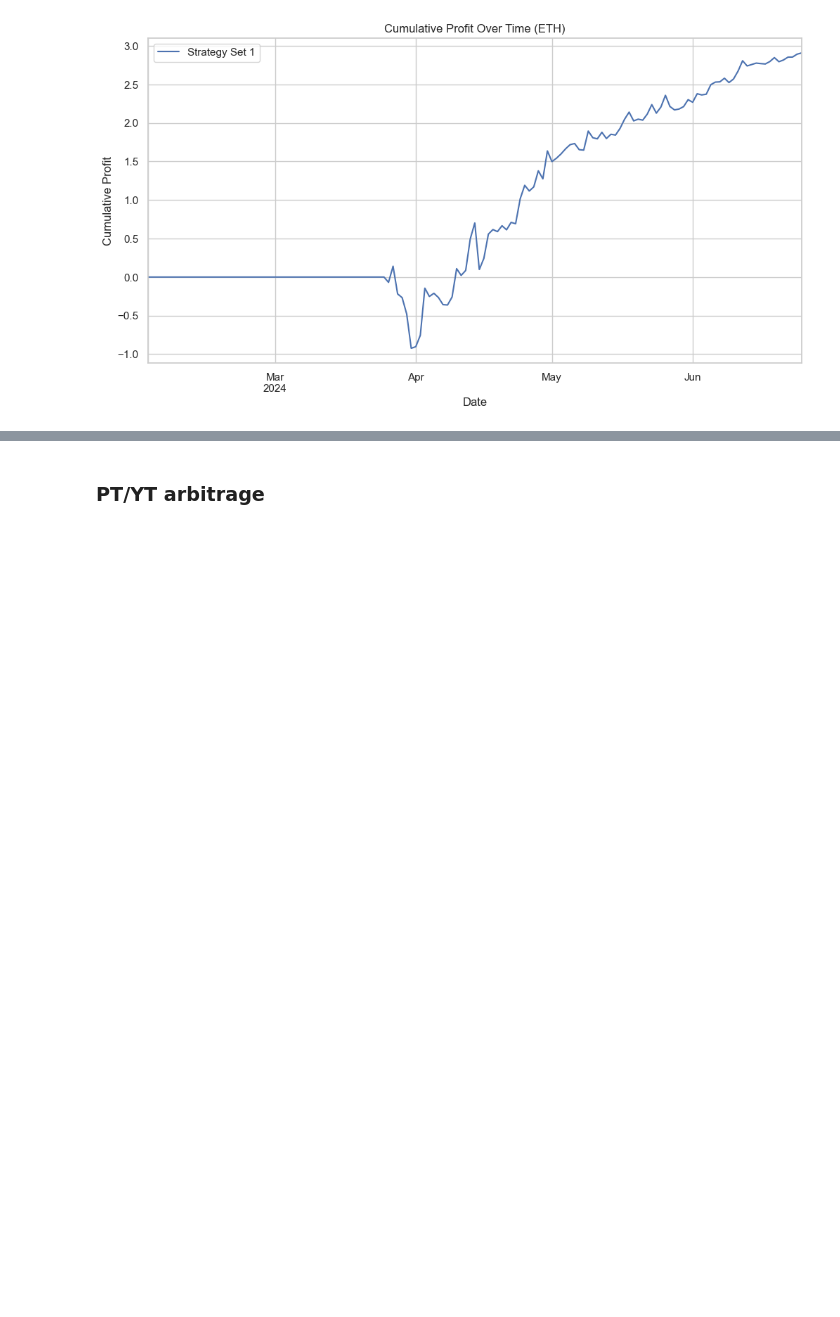
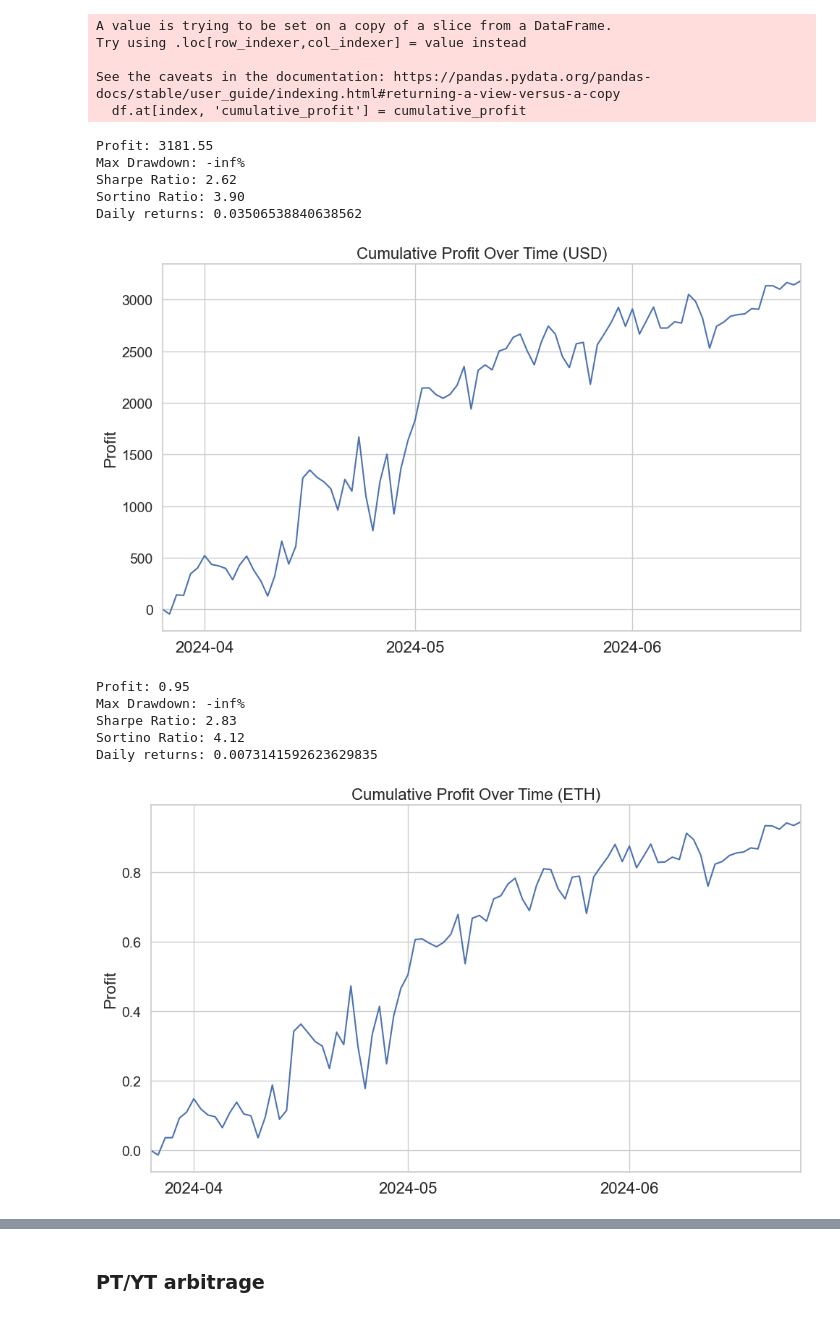
Before and after one commit to farischaudhry/pendle-analysis, a Jupyter notebook: backtest.ipynb, the cells around one changed output, grey strips where cells are left out. Saved outputs shown, nothing was run; the diff lists cells and outputs as text; code cells hidden in the pictures; blank space fills up the shorter version.

```diff
--- a/backtest.ipynb
+++ b/backtest.ipynb
@@ -301,6 +314,7 @@ class PendleHedgedBacktest(PendleBacktest):
                 # Update prices first, then trade
                 tokens['pt'].update_price(current_prices['pt_open_eth'])
                 tokens['yt'].update_price(current_prices['yt_open_eth'])
+                tokens['underlying'].update_price(1)
 
                 deltas = strategy.trade(df, index, 0, tokens['pt'].position, tokens['yt'].position, name=name)
 
@@ -321,6 +335,7 @@ class PendleHedgedBacktest(PendleBacktest):
                     try:
                         tokens['yt'].execute_trade(deltas[2])
                         tokens['pt'].execute_trade(deltas[1])
+                        tokens['underlying'].execute_trade(deltas[0])
                     except:
                         tokens['yt'].execute_trade(deltas[1])
                         tokens['pt'].execute_trade(deltas[0])
@@ -400,38 +511,58 @@ plt.show()
 # %%
 class DurationLongStrategy(Strategy):
     def trade(self, prices_df, current_index, underlying_pos, pt_pos, yt_pos, name=None):
         current_row = prices_df.loc[current_index]
         days_to_expiry = current_row['days_to_expiry']
-        return (0, 0, 1)
+        # if days_to_expiry < 86:
+        return (0, 1, 0)
+
+
+        # return (0, 0, 1)
+        return (0, 0, 0)
 
 class DurationShortStrategy(Strategy):
     def trade(self, prices_df, current_index, underlying_pos, pt_pos, yt_pos, name=None):
         current_row = prices_df.loc[current_index]
         days_to_expiry = current_row['days_to_expiry']
-        return (0, 0, -1)
+        # if days_to_expiry < 86:
+            # print(days_to_expiry)
+        return (0, -1, 0)
 
-assets_strategies_list_pairs = [
-    {
-        'etherfi_jun': {'data': etherfi_eETH_jun_df, 'strategy': DurationShortStrategy()},
-        'zircuit_jun': {'data': zircuit_eETH_jun_df, 'strategy': DurationLongStrategy()}
-    }
-]
+        # return (0, 0, -1)
+        return (0, 0, 0)
 
-# Prepare a figure for plotting
-fig, ax = plt.subplots(figsize=(12, 6))
+start_date = max(etherfi_eETH_jun_df.index.min(), zircuit_eETH_jun_df.index.min())
+
+# Truncate etherfi_eETH_jun_df to start from the found start_date
+etherfi_eETH_jun_df_truncated = etherfi_eETH_jun_df[etherfi_eETH_jun_df.index >= start_date]
+
+assets_strategies = {
+    'etherfi_jun': {'data': etherfi_eETH_jun_df_truncated, 'strategy': DurationShortStrategy()},
+    'zircuit_jun': {'data': zircuit_eETH_jun_df, 'strategy': DurationLongStrategy()}
+}
 
 # Iterate through each set of asset strategies, backtest them, and plot their cumulative profits
-for assets_strategies in assets_strategies_list_pairs:
-    backtest = PendleHedgedBacktest(assets_strategies)
-    cumulative_profit = backtest.trade().dropna()
-    cumulative_profit = cumulative_profit[:-1]
-    cumulative_profit.plot(ax=ax)
+backtest = PendleBacktest(assets_strategies)
+backtest.plot_profit()
 
-ax.set_title('Cumulative Profit Over Time (ETH)')
-ax.set_ylabel('Cumulative Profit')
-ax.set_xlabel('Date')
-plt.legend([f'Strategy Set {i+1}' for i in range(len(assets_strategies_list_pairs))])
-plt.show()
+backtest = PendleHedgedBacktest(assets_strategies)
+backtest.plot_profit()
 # %% [output]
+A value is trying to be set on a copy of a slice from a DataFrame.
+Try using .loc[row_indexer,col_indexer] = value instead
+
+See the caveats in the documentation: https://pandas.pydata.org/pandas-docs/stable/user_guide/indexing.html#returning-a-view-versus-a-copy
+  df.at[index, 'cumulative_profit'] = cumulative_profit
+Profit: 3181.55
+Max Drawdown: -inf%
+Sharpe Ratio: 2.62
+Sortino Ratio: 3.90
+Daily returns: 0.03506538840638562
-[figure, old version]
+[figure, new version]
+Profit: 0.95
+Max Drawdown: -inf%
+Sharpe Ratio: 2.83
+Sortino Ratio: 4.12
+Daily returns: 0.0073141592623629835
+[figure, added]
 # %% [markdown]
```
Also changed, not shown: parts of 21 cells of this notebook.
